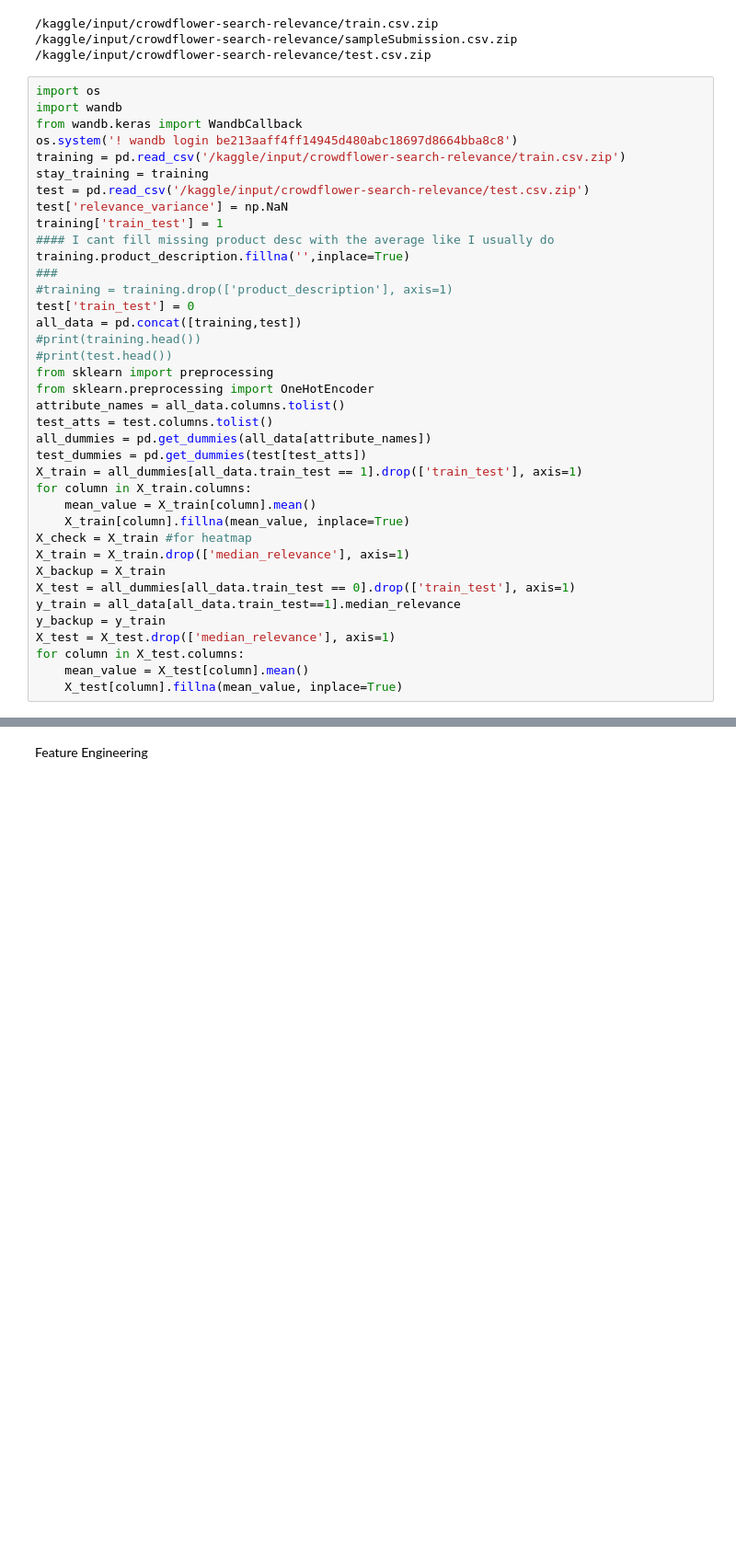
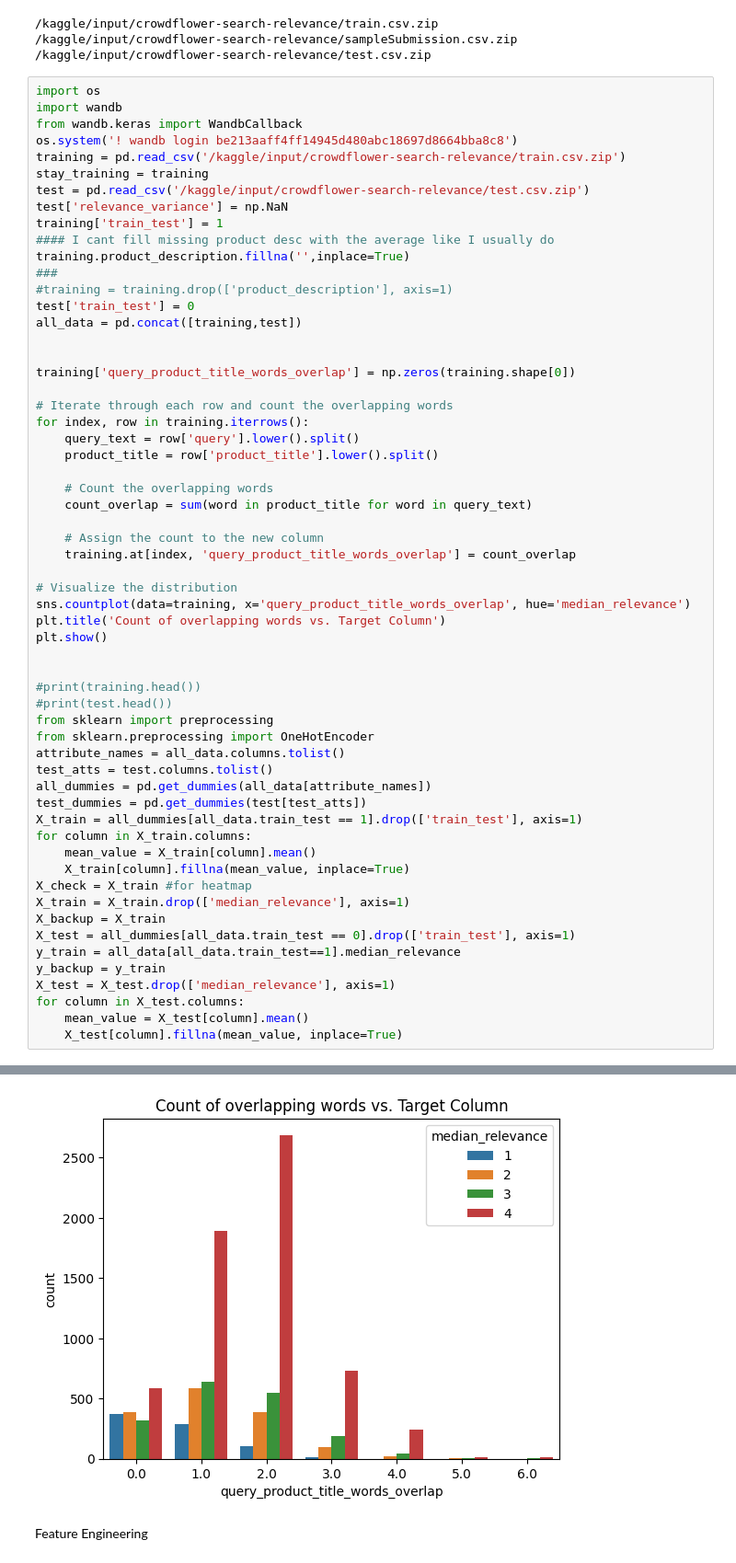
Before and after one commit to AlexisN2002/BProject, a Jupyter notebook: crowdflowerbyhand.ipynb, the cells around one changed output, grey strips where cells are left out. Shown at 92% size. Cells and saved outputs as stored; diff of their text form; blank space fills up the shorter version.

```diff
--- a/crowdflowerbyhand.ipynb
+++ b/crowdflowerbyhand.ipynb
@@ -33,33 +33,55 @@ training.product_description.fillna('',inplace=True)
 ###
 #training = training.drop(['product_description'], axis=1)
 test['train_test'] = 0
 all_data = pd.concat([training,test])
+
+
+training['query_product_title_words_overlap'] = np.zeros(training.shape[0])
+
+# Iterate through each row and count the overlapping words
+for index, row in training.iterrows():
+    query_text = row['query'].lower().split()
+    product_title = row['product_title'].lower().split()
+
+    # Count the overlapping words
+    count_overlap = sum(word in product_title for word in query_text)
+
+    # Assign the count to the new column
+    training.at[index, 'query_product_title_words_overlap'] = count_overlap
+
+# Visualize the distribution
+sns.countplot(data=training, x='query_product_title_words_overlap', hue='median_relevance')
+plt.title('Count of overlapping words vs. Target Column')
+plt.show()
+
+
 #print(training.head())
 #print(test.head())
 from sklearn import preprocessing
 from sklearn.preprocessing import OneHotEncoder
 attribute_names = all_data.columns.tolist()
 test_atts = test.columns.tolist()
 all_dummies = pd.get_dummies(all_data[attribute_names])
 test_dummies = pd.get_dummies(test[test_atts])
 X_train = all_dummies[all_data.train_test == 1].drop(['train_test'], axis=1)
 for column in X_train.columns:
     mean_value = X_train[column].mean()
     X_train[column].fillna(mean_value, inplace=True)
 X_check = X_train #for heatmap
 X_train = X_train.drop(['median_relevance'], axis=1)
 X_backup = X_train
 X_test = all_dummies[all_data.train_test == 0].drop(['train_test'], axis=1)
 y_train = all_data[all_data.train_test==1].median_relevance
 y_backup = y_train
 X_test = X_test.drop(['median_relevance'], axis=1)
 for column in X_test.columns:
     mean_value = X_test[column].mean()
     X_test[column].fillna(mean_value, inplace=True)
 # %% [output]
 wandb: WARNING If you're specifying your api key in code, ensure this code is not shared publicly.
 wandb: WARNING Consider setting the WANDB_API_KEY environment variable, or running `wandb login` from the command line.
 wandb: Appending key for api.wandb.ai to your netrc file: /root/.netrc
+[figure, added]
 # %% [markdown]
 Feature Engineering
 # %%
```
Also changed, not shown: parts of 11 cells of this notebook.
